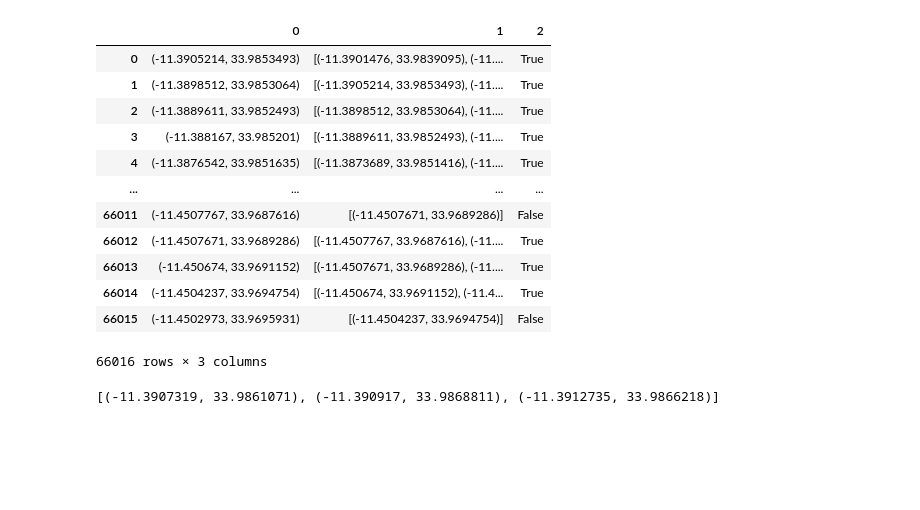
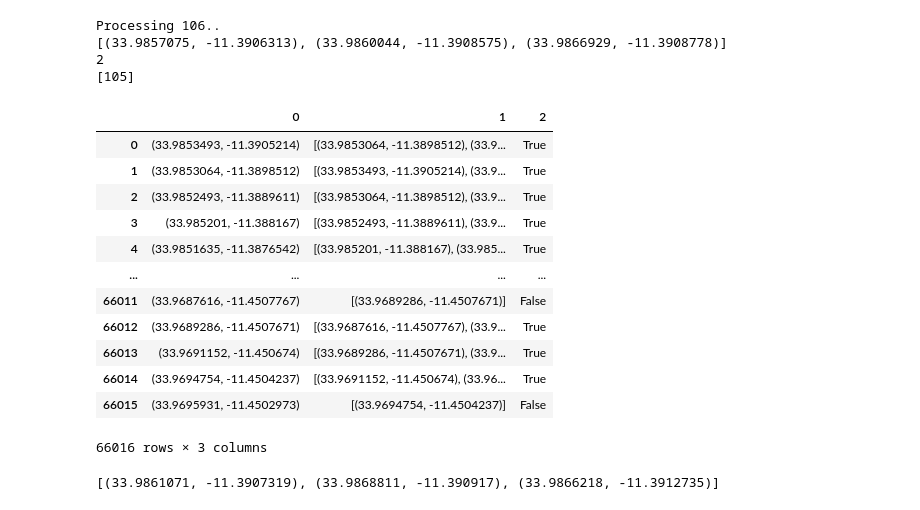
Before and after one commit to RachelRalph/AI4PublicHealth, a Jupyter notebook: Process_Data_Clean.ipynb, the cells around one changed output. Cells and saved outputs as stored; diff of their text form; code cells hidden in the pictures; blank space fills up the shorter version.

```diff
--- a/Process_Data_Clean.ipynb
+++ b/Process_Data_Clean.ipynb
@@ -17,12 +15,17 @@ import sys
 # %%
-# SCRIPT_PATH = "/Users/rachelralph/Downloads/AI4PublicHealth-main 3"
-SCRIPT_PATH = "/Users/Syrin/Documents/GitHub/AI4PublicHealth/"
+SCRIPT_PATH = "/Users/rachelralph/Downloads/AI4PublicHealth-main 3"
 
 # Read the road points w/ elevation .shp file via geopandas and store as a pandas dataframe.
 ROAD_POINT_WITH_ELEVATION_PATH = os.path.join(SCRIPT_PATH, "Datasets/MZUZU_roads_pointdata_with_elevation.shp")
 ROAD_POINT_WITH_ELEVATION_DATA = gpd.read_file(ROAD_POINT_WITH_ELEVATION_PATH)
 ROAD_POINT_WITH_ELEVATION_DATA = pd.DataFrame(ROAD_POINT_WITH_ELEVATION_DATA)
 
-ROAD_LINE_PATH = os.path.join(SCRIPT_PATH, "Datasets/MZUZU_roads_lines_CORRECT.shp")
-ROAD_LINE_DATA = gpd.read_file(ROAD_LINE_PATH)
-ROAD_LINE_DATA = pd.DataFrame(ROAD_LINE_DATA)
+BUILDING_FILE_WITH_ELEVATION = os.path.join(SCRIPT_PATH, "Datasets/MZUZU_buildings_with_elevation.shp")
+BUILDING_FILE_WITH_ELEVATION = gpd.read_file(BUILDING_FILE_WITH_ELEVATION)
+print(BUILDING_FILE_WITH_ELEVATION)
+#building_dataframe = pd.DataFrame(BUILDING_FILE_WITH_ELEVATION)
+
+extra_data = os.path.join(SCRIPT_PATH, "Datasets/MZUZU_roads_lines_CORRECT.shp")
+extra_data = gpd.read_file(extra_data)
+extra_data = pd.DataFrame(extra_data)
+#extra_data['geometry']
@@ -28,0 +50,4 @@ ROAD_LINE_DATA = pd.DataFrame(ROAD_LINE_DATA)
+# %%
+building_dataframe = pd.DataFrame(BUILDING_FILE_WITH_ELEVATION)
+for index, row in building_dataframe.iterrows():
+    geometry = row
@@ -72,7 +113,6 @@ def road_line_processing(road_line_df):
 
                     for coordinate in coordinate_line:
                         all_coor.append(coordinate)
-                        print(coordinate)
 
                     processed_data_line.append(
                         (start_longitude_line, start_latitude_line, end_longitude_line, end_latitude_line, all_coor))
@@ -93,20 +133,20 @@ def road_line_processing(road_line_df):
                 all_coor = []
 
                 for coordinate in coordinates_line:
-                        all_coor.append((coordinate[1], coordinate[0]))
+                        all_coor.append(coordinate)
 
                 processed_data_line.append(
-                    (start_latitude_line, start_longitude_line, end_latitude_line, end_longitude_line, all_coor))
+                    (start_longitude_line, start_latitude_line, end_longitude_line, end_latitude_line, all_coor))
 
             else:
                 continue
 
     processed_data_line = pd.DataFrame(processed_data_line)
     processed_data_line = processed_data_line.rename(
-        columns={0: "Start Latitude", 1: "Start Longitude", 2: "End Latitude", 3: "End Longitude", 4:"Coordinates List"})
+        columns={0: "Start Longitude", 1: "Start Latitude", 2: "End Longitude", 3: "End Latitude", 4:"Coordinates List"})
 
     return processed_data_line
 
-road_line_nodes = road_line_processing(ROAD_LINE_DATA)
+road_line_nodes = road_line_processing(extra_data)
 road_line_nodes
 # %% [output]
@@ -209,37 +248,47 @@ node_data
 66016 rows × 3 columns
 # %%
+min_length = math.inf
 for pair in multiple_index_pairs:
+    if pair == (33.9861071, -11.3907319):
+        print("Processing 106..")
     index_list = lat_long_pairs[pair]
-
+    if len(index_list) < min_length:
+        min_length = len(index_list)
     first_index = index_list[0]
-
     for second_index in index_list[1:]:
         all_connections = list(set(node_data.at[first_index, 1] + node_data.at[second_index, 1]))
         node_data.at[first_index, 1] = all_connections
         node_data.at[second_index, 2] = False
         lat_long_pairs[pair] = [first_index]
-
+    if pair == (33.9861071, -11.3907319):
+        print(all_connections)
+print(min_length)
+print(lat_long_pairs[(33.9861071, -11.3907319)])
 node_data
 # %% [output]
+Processing 106..
+[(33.9857075, -11.3906313), (33.9860044, -11.3908575), (33.9866929, -11.3908778)]
+2
+[105]
 |  | 0 | 1 | 2 |
-| 0 | (-11.3905214, 33.9853493) | [(-11.3901476, 33.9839095), (-11.... | True |
-| 1 | (-11.3898512, 33.9853064) | [(-11.3905214, 33.9853493), (-11.... | True |
-| 2 | (-11.3889611, 33.9852493) | [(-11.3898512, 33.9853064), (-11.... | True |
-| 3 | (-11.388167, 33.985201) | [(-11.3889611, 33.9852493), (-11.... | True |
-| 4 | (-11.3876542, 33.9851635) | [(-11.3873689, 33.9851416), (-11.... | True |
+| 0 | (33.9853493, -11.3905214) | [(33.9853064, -11.3898512), (33.9... | True |
+| 1 | (33.9853064, -11.3898512) | [(33.9853493, -11.3905214), (33.9... | True |
+| 2 | (33.9852493, -11.3889611) | [(33.9853064, -11.3898512), (33.9... | True |
+| 3 | (33.985201, -11.388167) | [(33.9852493, -11.3889611), (33.9... | True |
+| 4 | (33.9851635, -11.3876542) | [(33.985201, -11.388167), (33.985... | True |
 | ... | ... | ... | ... |
-| 66011 | (-11.4507767, 33.9687616) | [(-11.4507671, 33.9689286)] | False |
-| 66012 | (-11.4507671, 33.9689286) | [(-11.4507767, 33.9687616), (-11.... | True |
-| 66013 | (-11.450674, 33.9691152) | [(-11.4507671, 33.9689286), (-11.... | True |
-| 66014 | (-11.4504237, 33.9694754) | [(-11.450674, 33.9691152), (-11.4... | True |
-| 66015 | (-11.4502973, 33.9695931) | [(-11.4504237, 33.9694754)] | False |
+| 66011 | (33.9687616, -11.4507767) | [(33.9689286, -11.4507671)] | False |
+| 66012 | (33.9689286, -11.4507671) | [(33.9687616, -11.4507767), (33.9... | True |
+| 66013 | (33.9691152, -11.450674) | [(33.9689286, -11.4507671), (33.9... | True |
+| 66014 | (33.9694754, -11.4504237) | [(33.9691152, -11.450674), (33.96... | True |
+| 66015 | (33.9695931, -11.4502973) | [(33.9694754, -11.4504237)] | False |
-66016 rows × 3 columns
+66016 rows × 3 columns
 # %%
 node_data[3] = False
 node_data
 print(node_data.at[106, 1])
 # %% [output]
-[(-11.3907319, 33.9861071), (-11.390917, 33.9868811), (-11.3912735, 33.9866218)]
+[(33.9861071, -11.3907319), (33.9868811, -11.390917), (33.9866218, -11.3912735)]
 # %%
 for index, row in node_data.iterrows():
     if len(row[1]) != 2:
```
Also changed, not shown: parts of 58 cells of this notebook.
